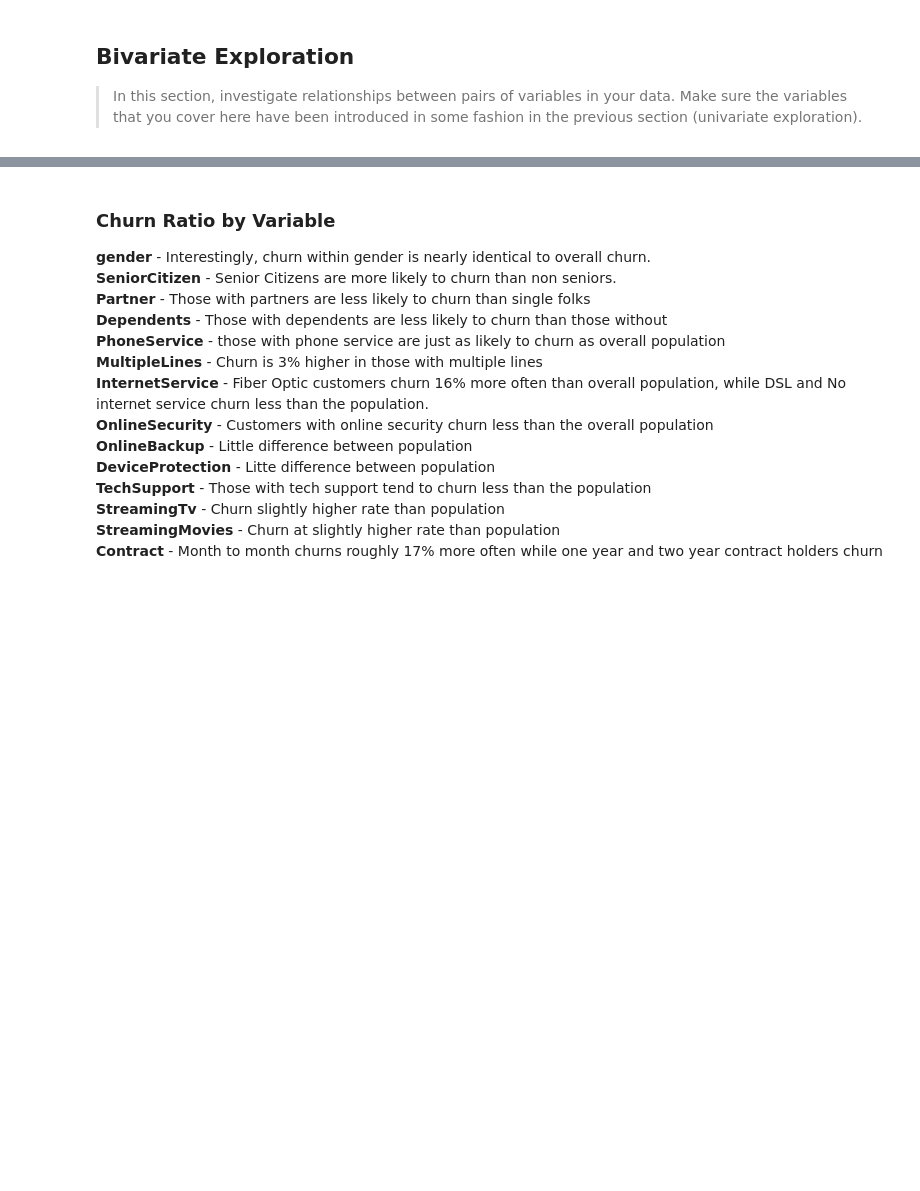
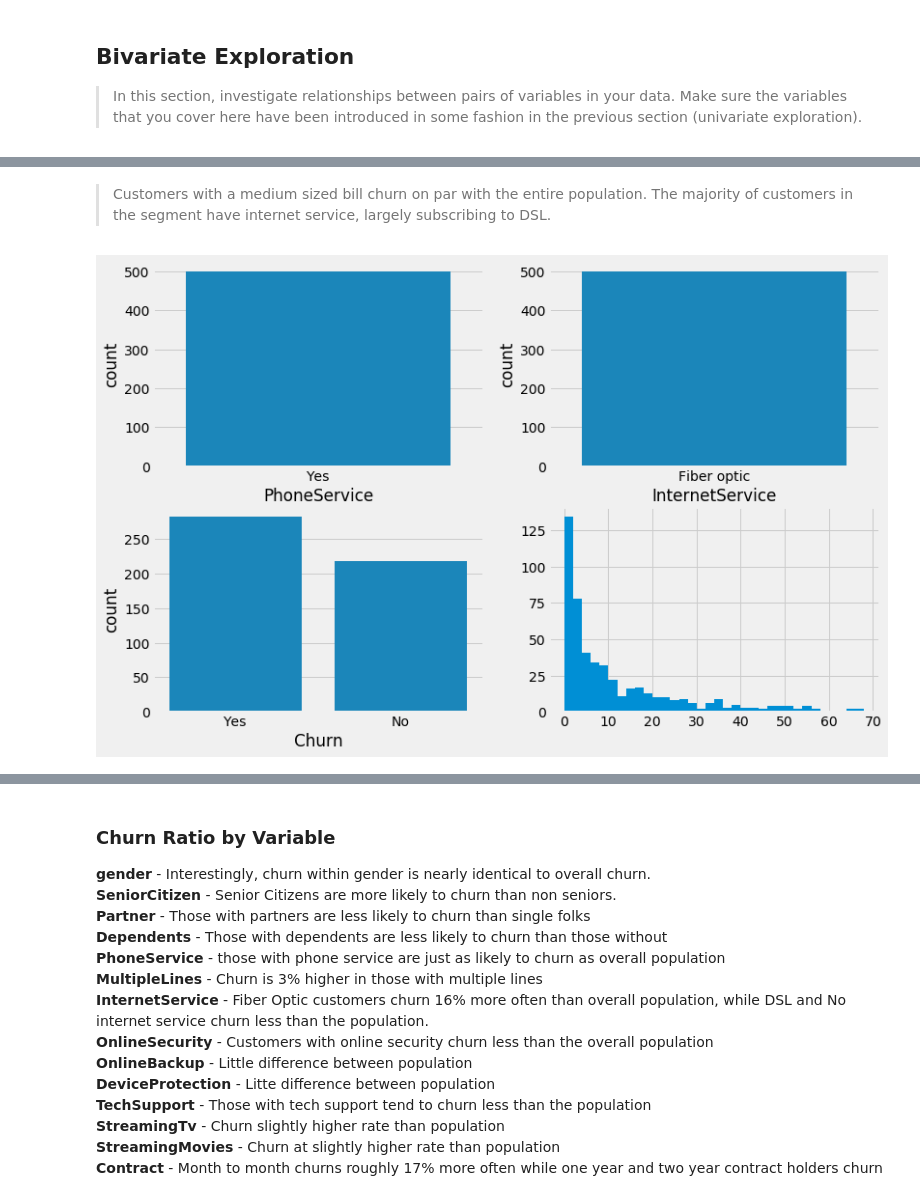
Before and after one commit to ashannon828/communicating_data_findings, a Jupyter notebook: exploration_template.ipynb, the cells around one changed output, grey strips where cells are left out. Saved outputs shown, nothing was run; the diff lists cells and outputs as text; code cells hidden in the pictures; blank space fills up the shorter version.

```diff
--- a/exploration_template.ipynb
+++ b/exploration_template.ipynb
@@ -358,0 +384,8 @@ df.describe()
+# %% [markdown]
+> Customers with a medium sized bill churn on par with the entire population.  The majority of customers in the segment have internet service, largely subscribing to DSL.
+# %%
+mask = (df['monthly_bins'] == 'Med') & (df['InternetService'] != 'DSL')
+
+plot_matrix(mask)
+# %% [output]
+[figure, added]
```
Also changed, not shown: parts of 54 cells of this notebook.
